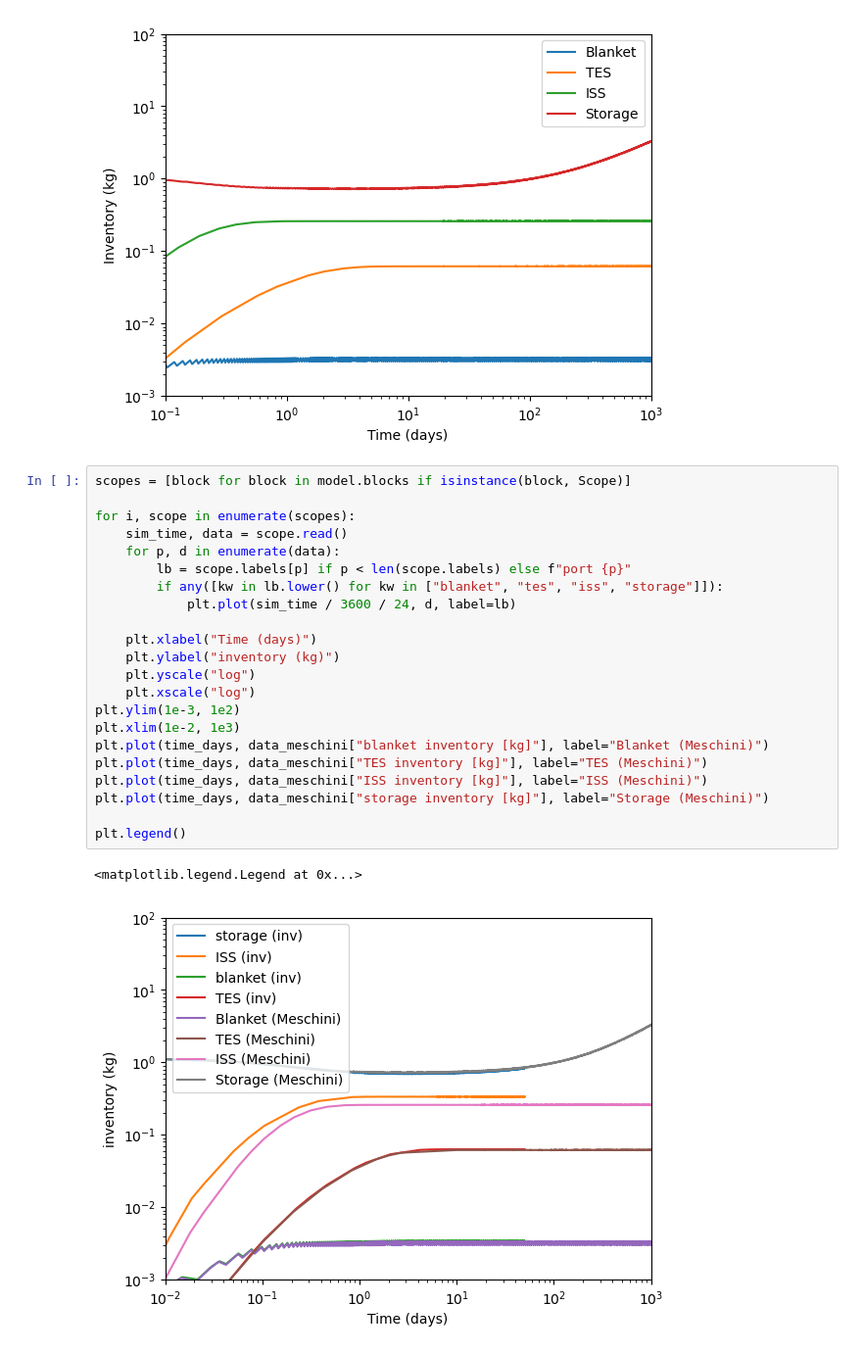
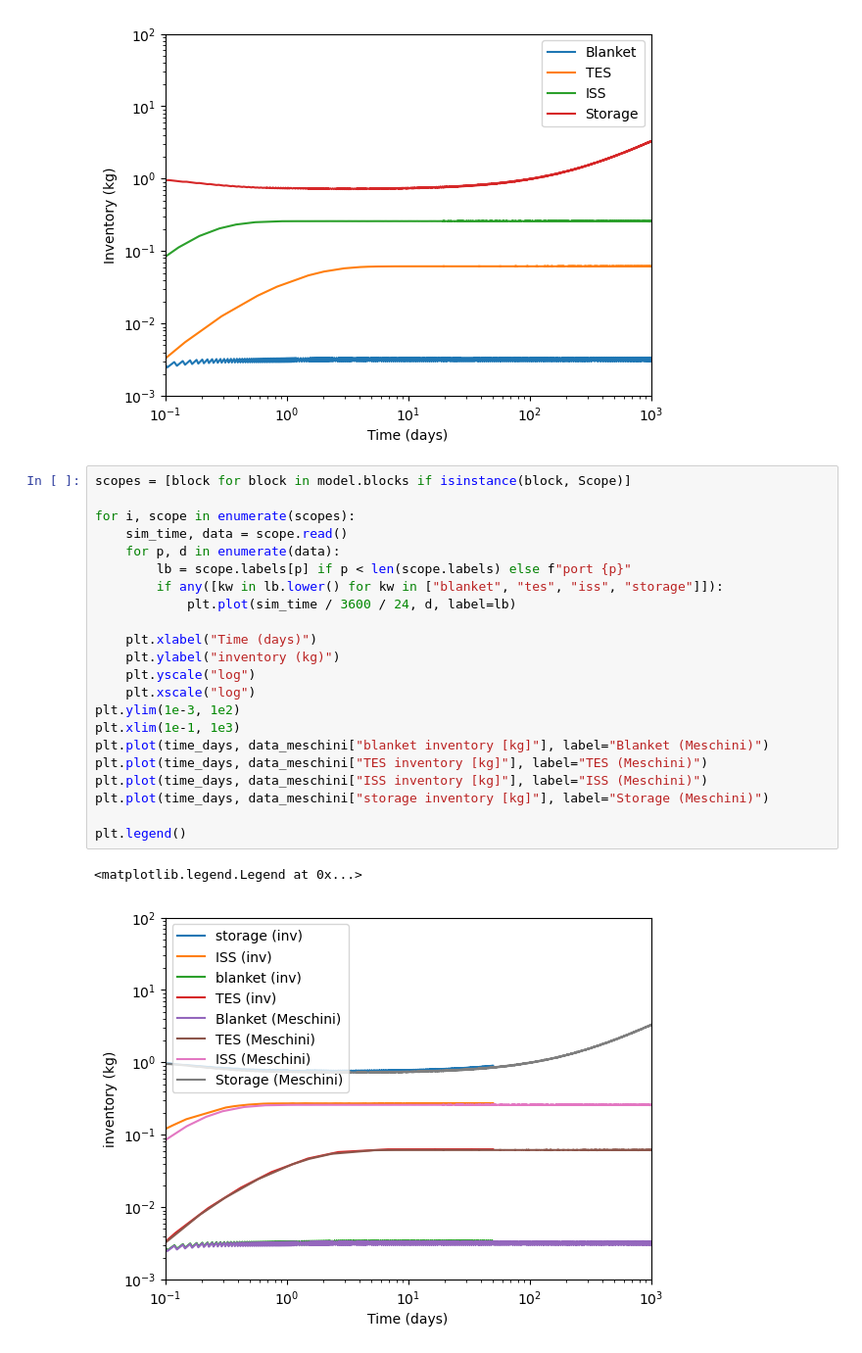
Before and after one commit to rossmacdonald98/BubbleColumnGLC, a Jupyter notebook: ARC modelling/main.ipynb, the cells around one changed output. Shown at 98% size. Drawn from its saved outputs; the diff is of its cells as text.

```diff
--- a/ARC modelling/main.ipynb
+++ b/ARC modelling/main.ipynb
@@ -72,25 +72,25 @@ plt.legend()
 # %%
 scopes = [block for block in model.blocks if isinstance(block, Scope)]
 
 for i, scope in enumerate(scopes):
     sim_time, data = scope.read()
     for p, d in enumerate(data):
         lb = scope.labels[p] if p < len(scope.labels) else f"port {p}"
         if any([kw in lb.lower() for kw in ["blanket", "tes", "iss", "storage"]]):
             plt.plot(sim_time / 3600 / 24, d, label=lb)
 
     plt.xlabel("Time (days)")
     plt.ylabel("inventory (kg)")
     plt.yscale("log")
     plt.xscale("log")
 plt.ylim(1e-3, 1e2)
-plt.xlim(1e-2, 1e3)
+plt.xlim(1e-1, 1e3)
 plt.plot(time_days, data_meschini["blanket inventory [kg]"], label="Blanket (Meschini)")
 plt.plot(time_days, data_meschini["TES inventory [kg]"], label="TES (Meschini)")
 plt.plot(time_days, data_meschini["ISS inventory [kg]"], label="ISS (Meschini)")
 plt.plot(time_days, data_meschini["storage inventory [kg]"], label="Storage (Meschini)")
 
 plt.legend()
 # %% [output]
 <matplotlib.legend.Legend at 0x...>
-[figure, old version]
+[figure, new version]
```
Also changed, not shown: parts of 1 cell of this notebook, 1 other file.
